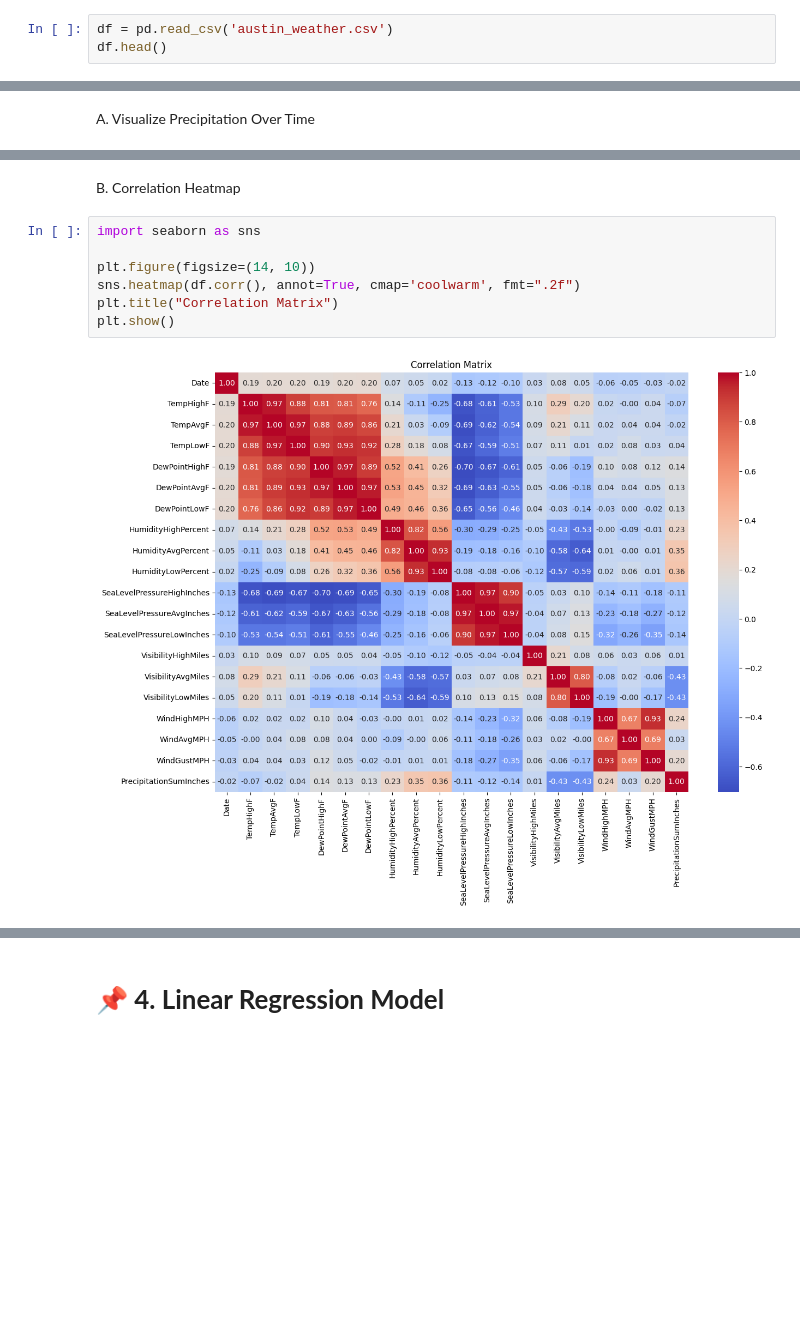
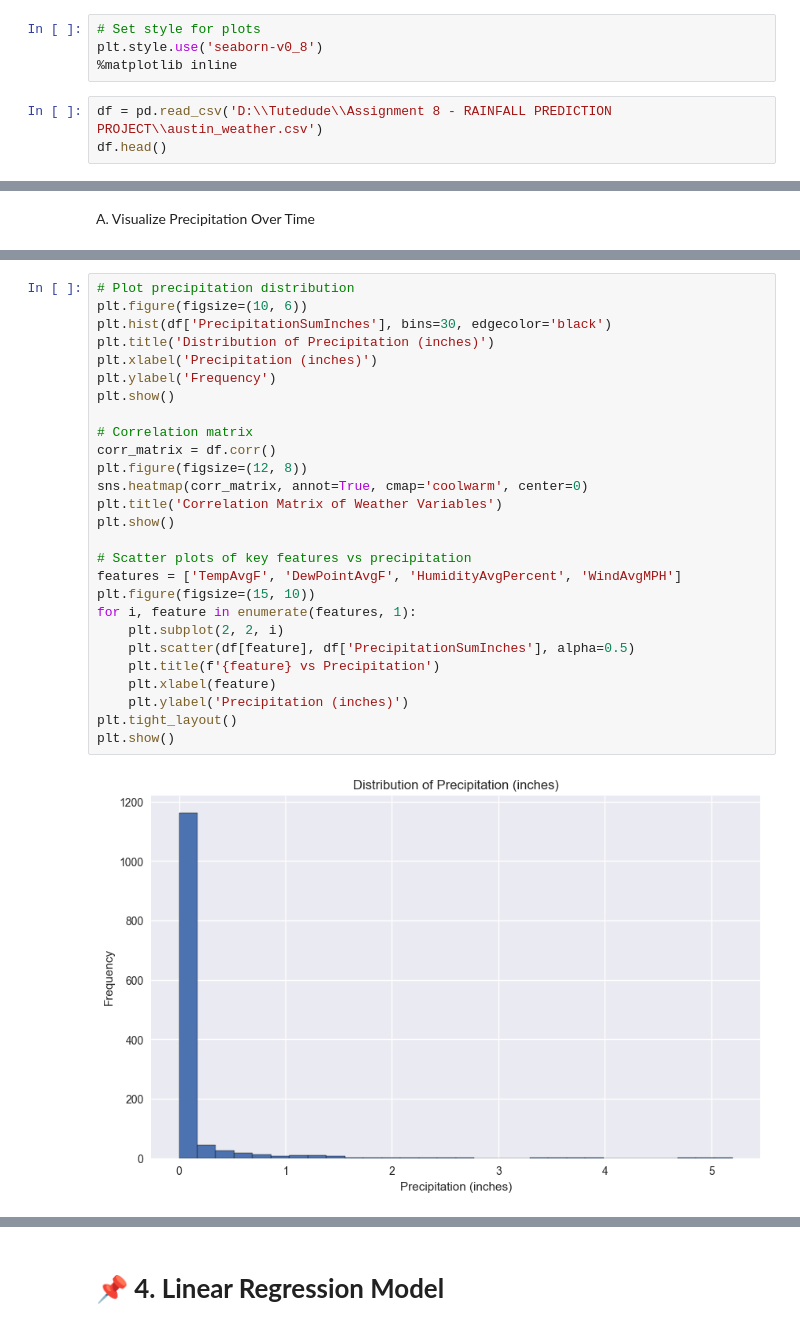
Before and after one commit to yasser0311/DS-Assignments, a Jupyter notebook: Assignment 8 - RAINFALL PREDICTION PROJECT/RAINFALL_PREDICTION_PROJECT.ipynb, the cells around one changed output, grey strips where cells are left out. Drawn from its saved outputs; the diff is of its cells as text; blank space fills up the shorter version.

Commit message:
Updated Rainfall Prediction Project and added dataset/model

```diff
--- a/Assignment 8 - RAINFALL PREDICTION PROJECT/RAINFALL_PREDICTION_PROJECT.ipynb
+++ b/Assignment 8 - RAINFALL PREDICTION PROJECT/RAINFALL_PREDICTION_PROJECT.ipynb
@@ -9,5 +12,9 @@ from sklearn.metrics import mean_squared_error, r2_score
+# %%
+# Set style for plots
+plt.style.use('seaborn-v0_8')
+%matplotlib inline
 # %%
-df = pd.read_csv('austin_weather.csv')
+df = pd.read_csv('D:\\Tutedude\\Assignment 8 - RAINFALL PREDICTION PROJECT\\austin_weather.csv')
 df.head()
 # %% [output]
 |  | Date | TempHighF | TempAvgF | TempLowF | DewPointHighF | DewPointAvgF | DewPointLowF | ... |
@@ -90,11 +135,29 @@ plt.show()
-# %% [markdown]
-B. Correlation Heatmap
-# %%
-import seaborn as sns
-
-plt.figure(figsize=(14, 10))
-sns.heatmap(df.corr(), annot=True, cmap='coolwarm', fmt=".2f")
-plt.title("Correlation Matrix")
-plt.show()
-# %% [output]
-[figure, removed]
+# %%
+# Plot precipitation distribution
+plt.figure(figsize=(10, 6))
+plt.hist(df['PrecipitationSumInches'], bins=30, edgecolor='black')
+plt.title('Distribution of Precipitation (inches)')
+plt.xlabel('Precipitation (inches)')
+plt.ylabel('Frequency')
+plt.show()
+
+# Correlation matrix
+corr_matrix = df.corr()
+plt.figure(figsize=(12, 8))
+sns.heatmap(corr_matrix, annot=True, cmap='coolwarm', center=0)
+plt.title('Correlation Matrix of Weather Variables')
+plt.show()
+
+# Scatter plots of key features vs precipitation
+features = ['TempAvgF', 'DewPointAvgF', 'HumidityAvgPercent', 'WindAvgMPH']
+plt.figure(figsize=(15, 10))
+for i, feature in enumerate(features, 1):
+    plt.subplot(2, 2, i)
+    plt.scatter(df[feature], df['PrecipitationSumInches'], alpha=0.5)
+    plt.title(f'{feature} vs Precipitation')
+    plt.xlabel(feature)
+    plt.ylabel('Precipitation (inches)')
+plt.tight_layout()
+plt.show()
+# %% [output]
+[figure, added]
```
Also changed, not shown: parts of 17 cells of this notebook, 2 other files.
